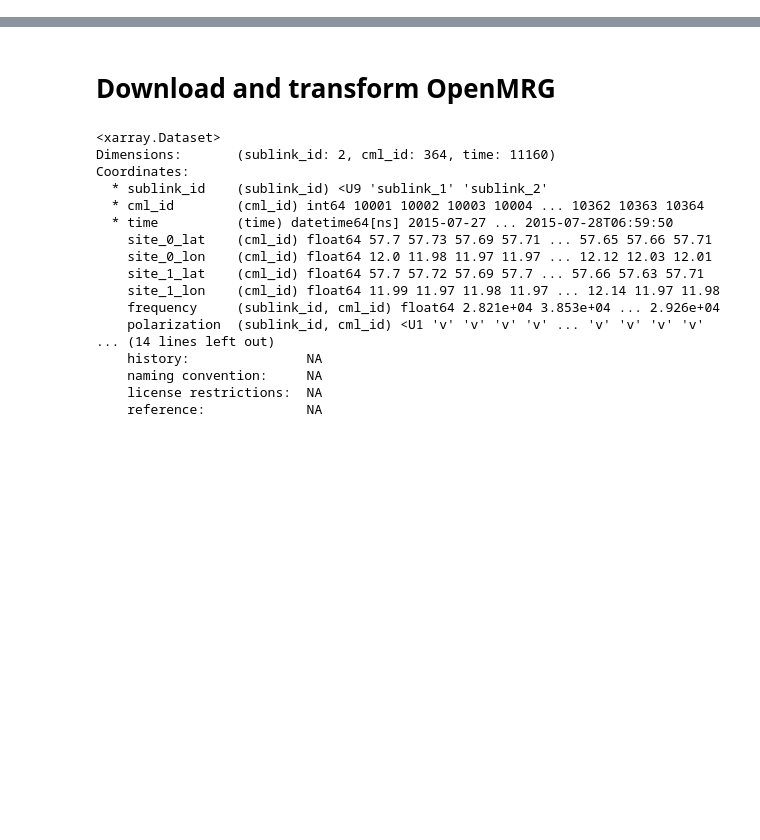
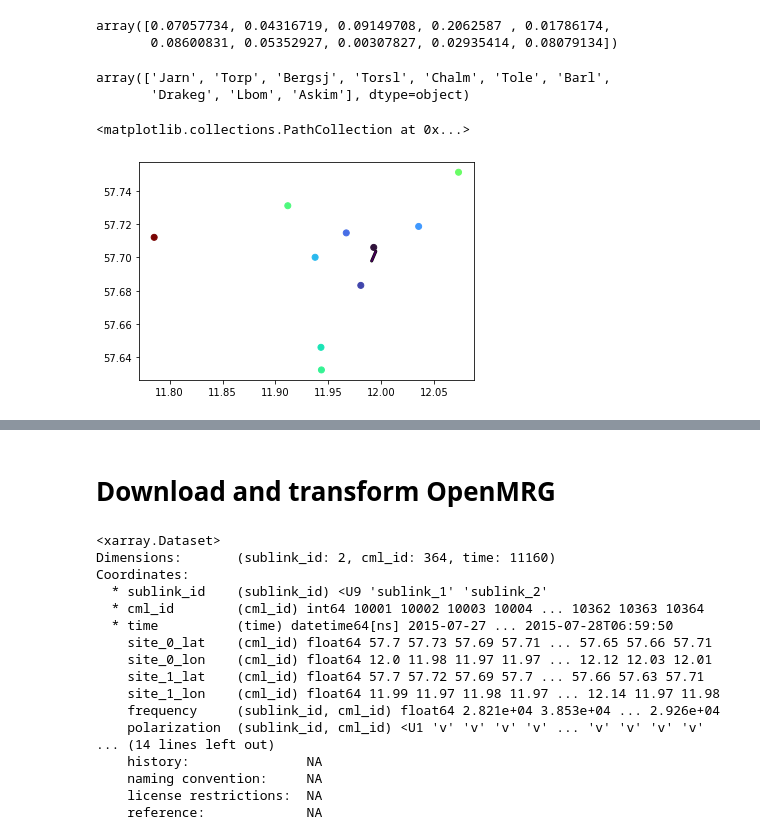
Before and after one commit to cchwala/ragali_prototype, a Jupyter notebook: notebooks/dev_notebooks/christian_dev.ipynb, the cells around one changed output, grey strips where cells are left out. Cells and saved outputs as stored; diff of their text form; code cells hidden in the pictures; blank space fills up the shorter version.

```diff
--- a/notebooks/dev_notebooks/christian_dev.ipynb
+++ b/notebooks/dev_notebooks/christian_dev.ipynb
@@ -8,0 +55,28 @@ import get_datasets
+# %%
+points = []
+for gauge_id in ds_gauge.station_id.values:
+    gauge = ds_gauge.sel(station_id=gauge_id)
+    points.append(Point([gauge.lon, gauge.lat]))
+# %%
+line = cml_lines[0]
+line.distance(points)
+# %% [output]
+array([0.07057734, 0.04316719, 0.09149708, 0.2062587 , 0.01786174,
+       0.08600831, 0.05352927, 0.00307827, 0.02935414, 0.08079134])
+# %%
+ds_gauge.station_id.values
+# %% [output]
+array(['Jarn', 'Torp', 'Bergsj', 'Torsl', 'Chalm', 'Tole', 'Barl',
+       'Drakeg', 'Lbom', 'Askim'], dtype=object)
+# %%
+i = 0
+
+plot_map.scatter_line(ds_cml.rsl.isel(cml_id=i).isel(time=0), vmin=0, vmax=1)
+
+import matplotlib.pyplot as plt
+
+line = cml_lines[i]
+plt.scatter(ds_gauge.lon, ds_gauge.lat, c=line.distance(points), cmap='turbo')
+# %% [output]
+<matplotlib.collections.PathCollection at 0x...>
+[figure, added]
```
Also changed, not shown: parts of 31 cells of this notebook, 1 other file.
